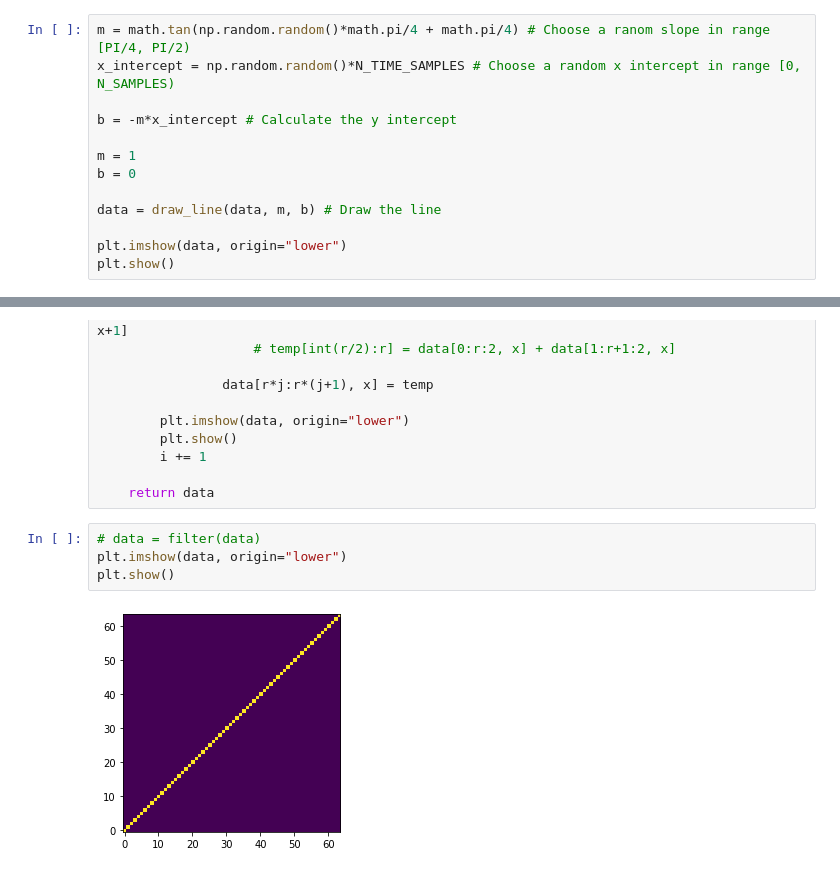
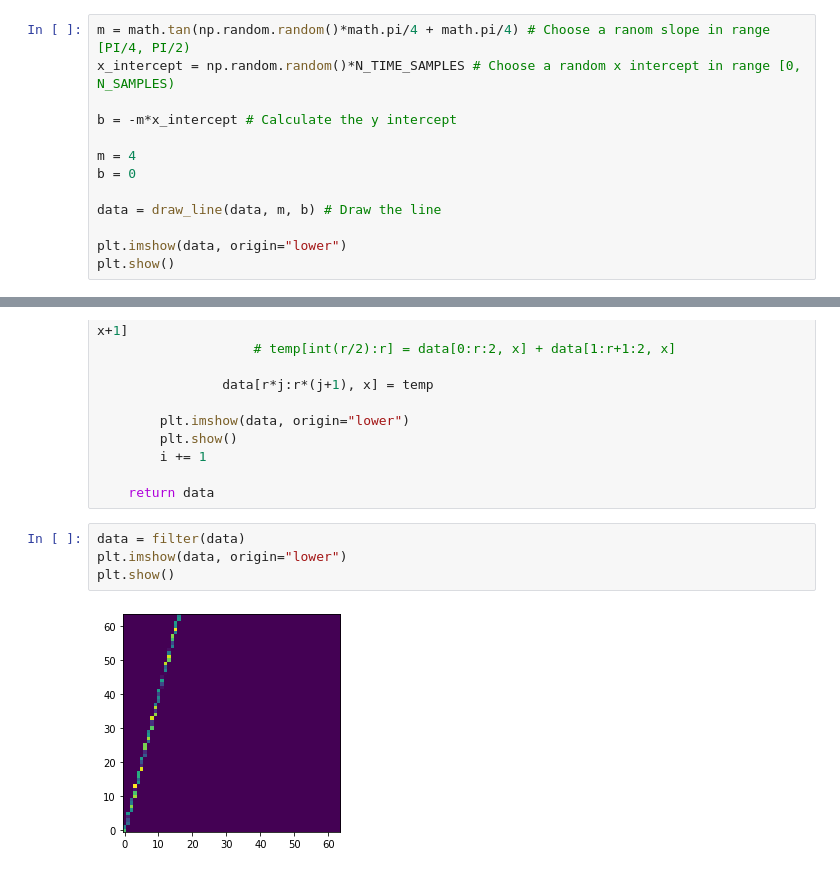
Before and after one commit to brandon-feder/BNL-FRB-Detection, a Jupyter notebook: generateData.ipynb, the cells around one changed output, grey strips where cells are left out. Saved outputs shown, nothing was run; the diff lists cells and outputs as text.

```diff
--- a/generateData.ipynb
+++ b/generateData.ipynb
@@ -81,7 +81,7 @@ x_intercept = np.random.random()*N_TIME_SAMPLES # Choose a random x intercept in
 
 b = -m*x_intercept # Calculate the y intercept
 
-m = 1
+m = 4
 b = 0
 
 data = draw_line(data, m, b) # Draw the line
@@ -129,11 +129,11 @@ def line_detection(data):
 
     return data
 # %%
-# data = filter(data)
+data = filter(data)
 plt.imshow(data, origin="lower")
 plt.show()
 # %% [output]
-[figure, old version]
+[figure, new version]
 # %%
 sums = line_detection(data)
 
```
Also changed, not shown: parts of 7 cells of this notebook.
